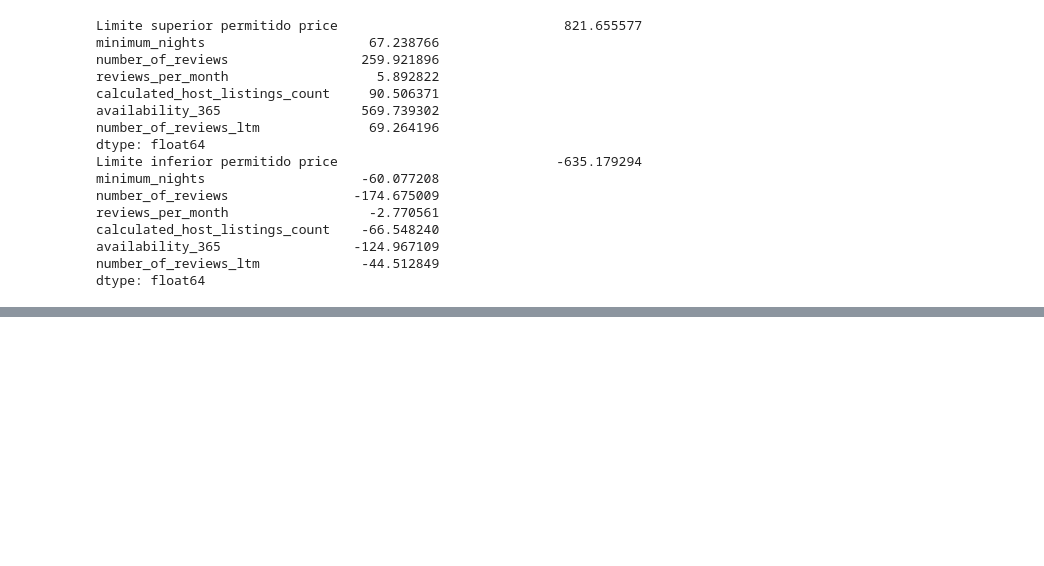
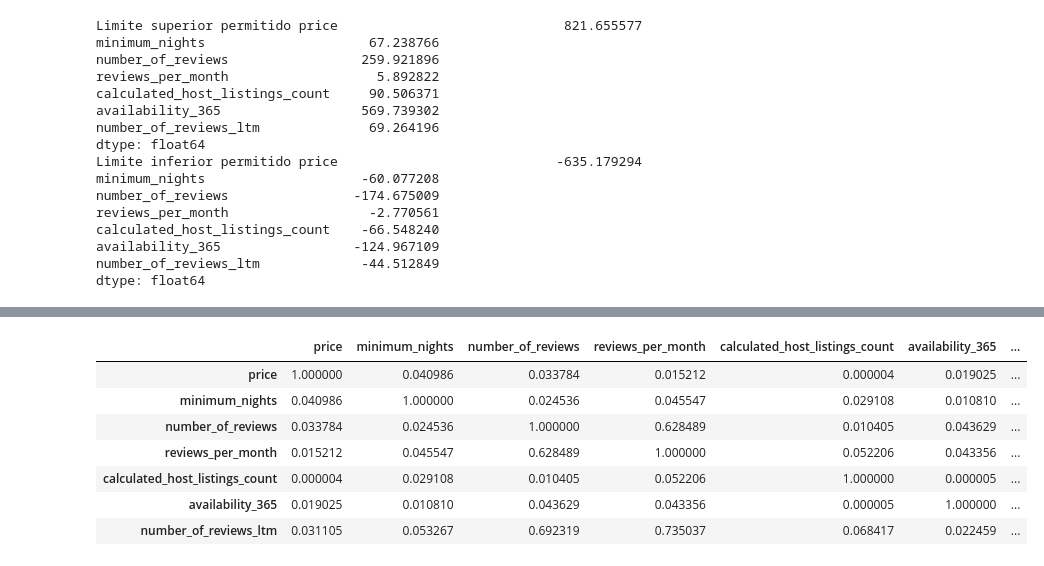
Before and after one commit to MaferLedmar/Actividad-2-Reto, a Jupyter notebook: athenes.ipynb, the cells around one changed output, grey strips where cells are left out. Cells and saved outputs as stored; diff of their text form; code cells hidden in the pictures; blank space fills up the shorter version.

```diff
--- a/athenes.ipynb
+++ b/athenes.ipynb
@@ -134,3 +135,17 @@ Athenes_clean
 # %%
 #Obtenemos el archivo limpio
 Athenes_clean.to_csv("Athenes_clean.csv")
+# %%
+#Encontramos todas las correlaciones entre las variables y aplicamos valor absoluto
+CorreTotal=Athenes_clean.corr()
+CorreTotal2= abs(CorreTotal)
+CorreTotal2
+# %% [output]
+|  | price | minimum_nights | number_of_reviews | reviews_per_month | calculated_host_listings_count | availability_365 | ... |
+| price | 1.000000 | 0.040986 | 0.033784 | 0.015212 | 0.000004 | 0.019025 | ... |
+| minimum_nights | 0.040986 | 1.000000 | 0.024536 | 0.045547 | 0.029108 | 0.010810 | ... |
+| number_of_reviews | 0.033784 | 0.024536 | 1.000000 | 0.628489 | 0.010405 | 0.043629 | ... |
+| reviews_per_month | 0.015212 | 0.045547 | 0.628489 | 1.000000 | 0.052206 | 0.043356 | ... |
+| calculated_host_listings_count | 0.000004 | 0.029108 | 0.010405 | 0.052206 | 1.000000 | 0.000005 | ... |
+| availability_365 | 0.019025 | 0.010810 | 0.043629 | 0.043356 | 0.000005 | 1.000000 | ... |
+| number_of_reviews_ltm | 0.031105 | 0.053267 | 0.692319 | 0.735037 | 0.068417 | 0.022459 | ... |
```
Also changed, not shown: parts of 6 cells of this notebook.
